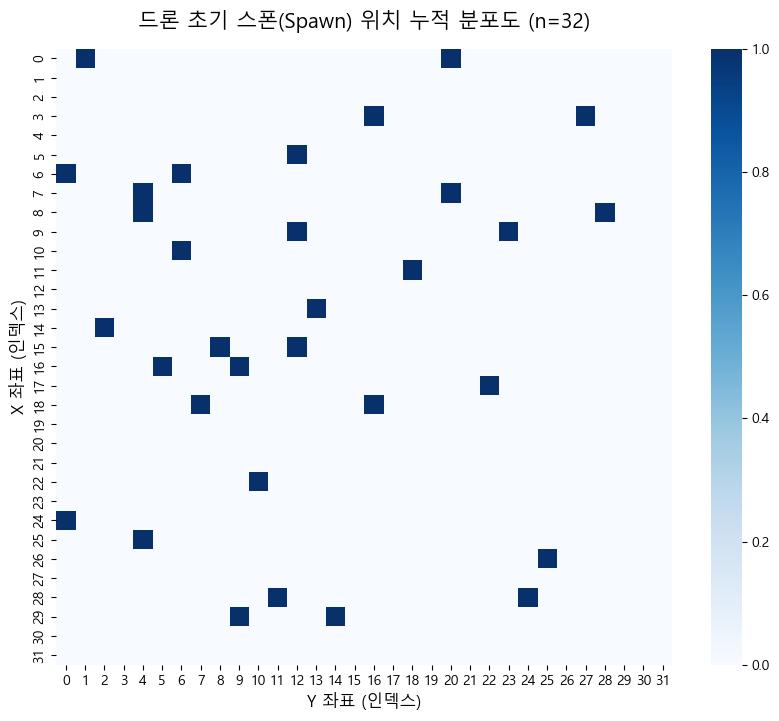
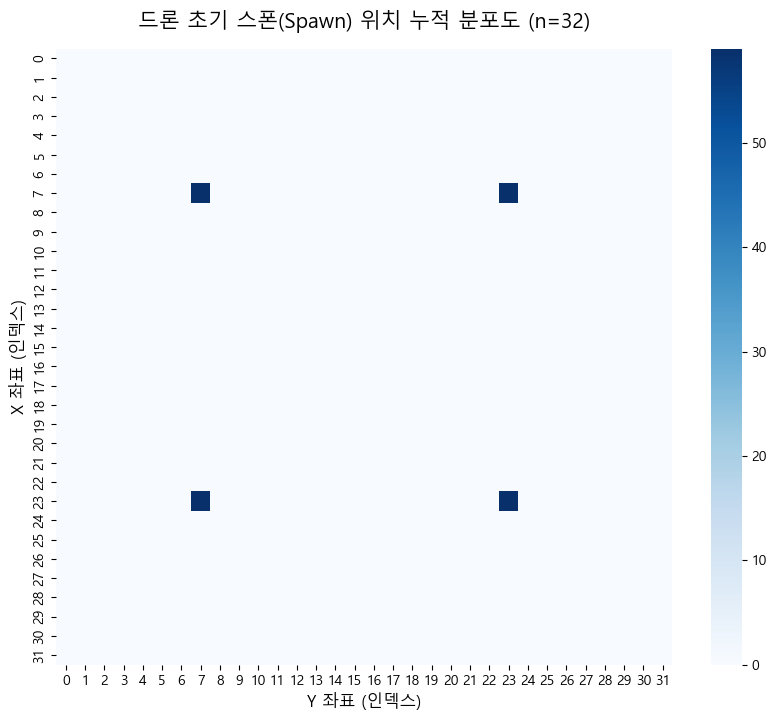
Unified diff of the notebook cell whose output changed from the first chart to the second:
--- before
+++ after
@@ -1,2 +1,2 @@
-# 수정된 코드 (대괄호 2개 사용)
-heatmap_matrix = plot_drone_spawn_heatmap(df[df["Spawn_Strategy"] == "32_Spawn"].iloc[[10]])
+heatmap_matrix = plot_drone_spawn_heatmap(df[df["Spawn_Strategy"] == 4])
+#heatmap_matrix = plot_drone_spawn_heatmap(df[df["Spawn_Strategy"] == 32].iloc[[10]])

Commit: update